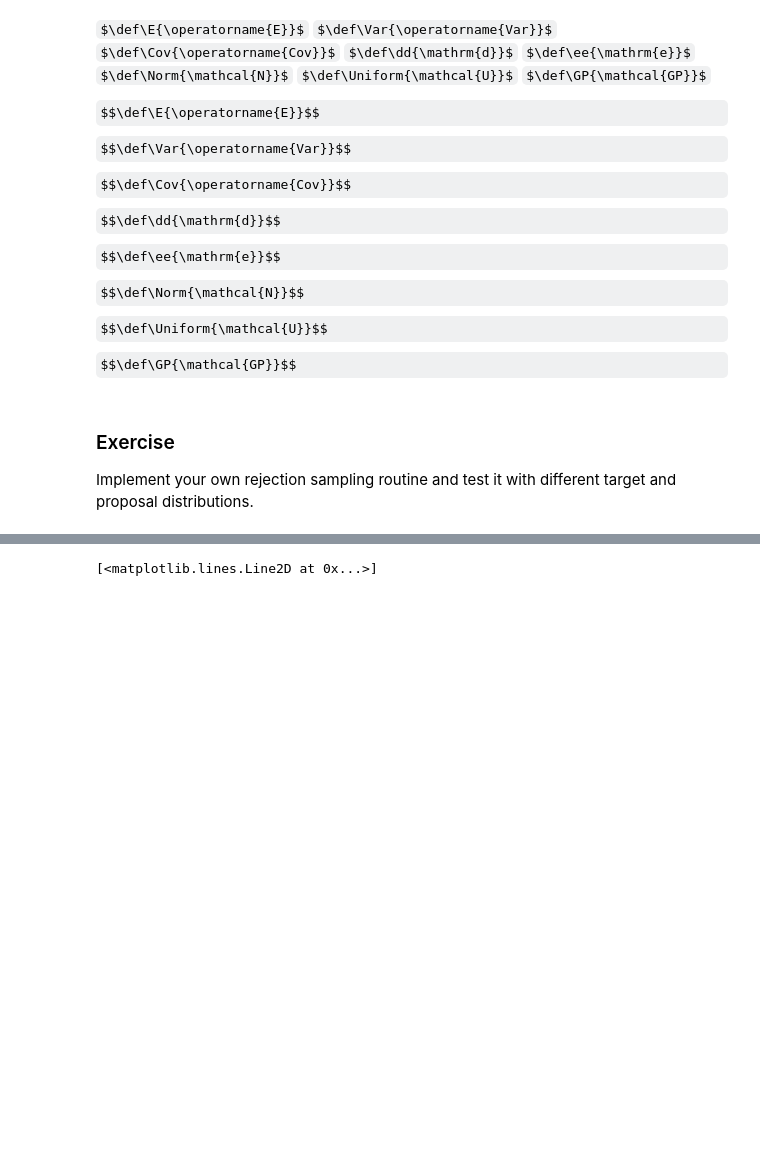
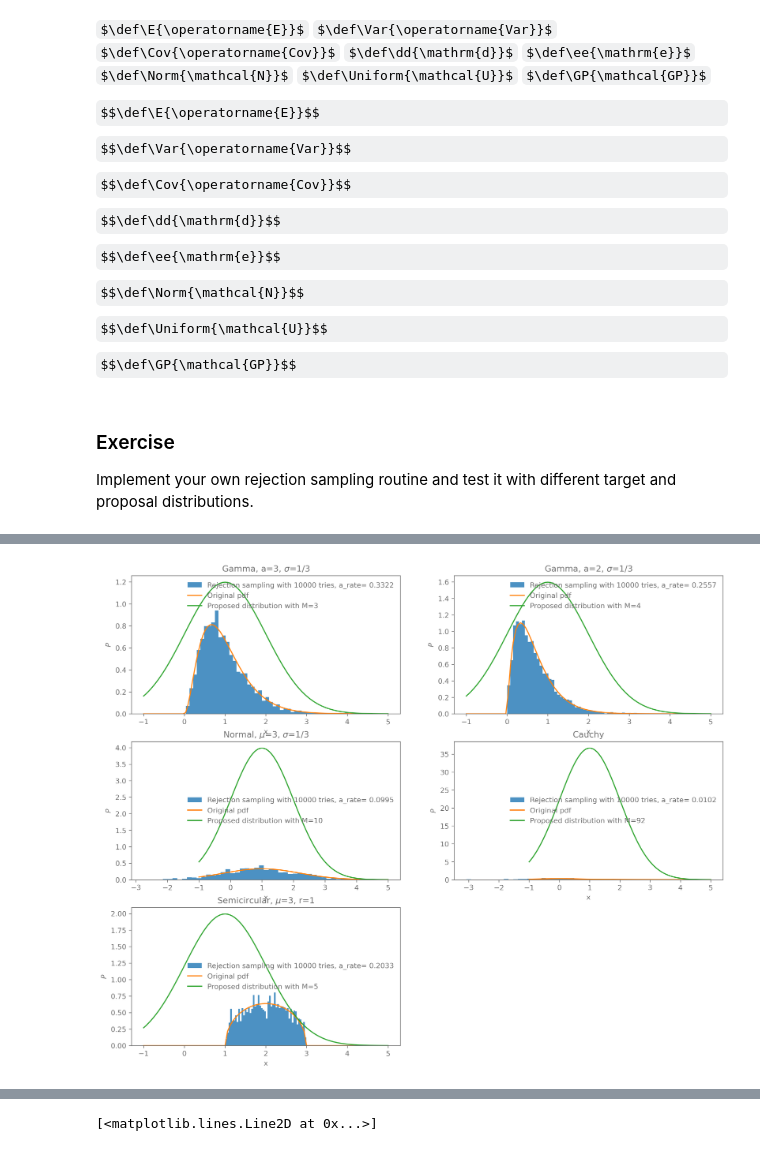
Before and after one commit to bermeyer/Bayesian-Stats-HS2026, a Jupyter notebook: my_exercise_solutions/Ex5.ipynb, the cells around one changed output, grey strips where cells are left out. Drawn from its saved outputs; the diff is of its cells as text; code cells hidden in the pictures; some formulas as TeX source; blank space fills up the shorter version.

```diff
--- a/my_exercise_solutions/Ex5.ipynb
+++ b/my_exercise_solutions/Ex5.ipynb
@@ -114,0 +127,4 @@ test_different_distributions([dist1,dist2,dist3,dist4,dist5],names,10000)
+# %%
+test_different_distributions([dist1,dist2,dist3,dist4,dist5],prop_dist2,names,10000)
+# %% [output]
+[figure, added]
```
Also changed, not shown: parts of 12 cells of this notebook, 1 other file.
